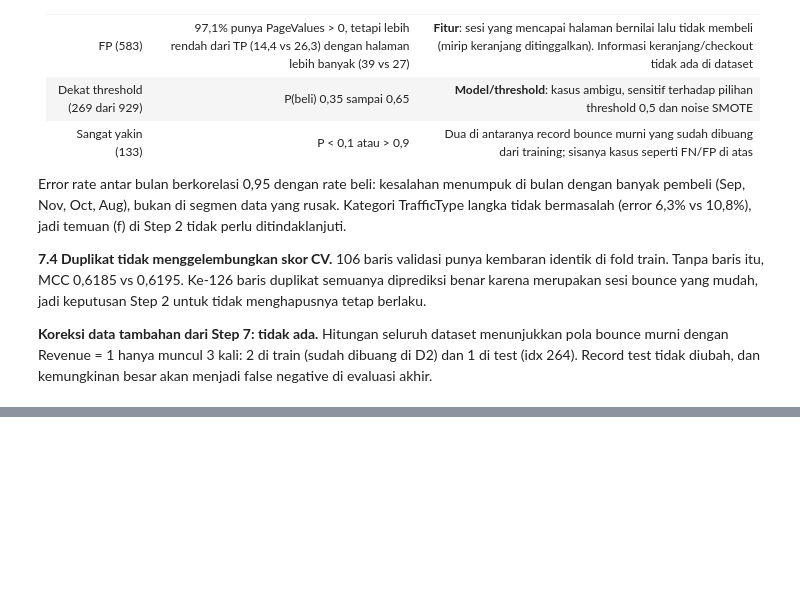
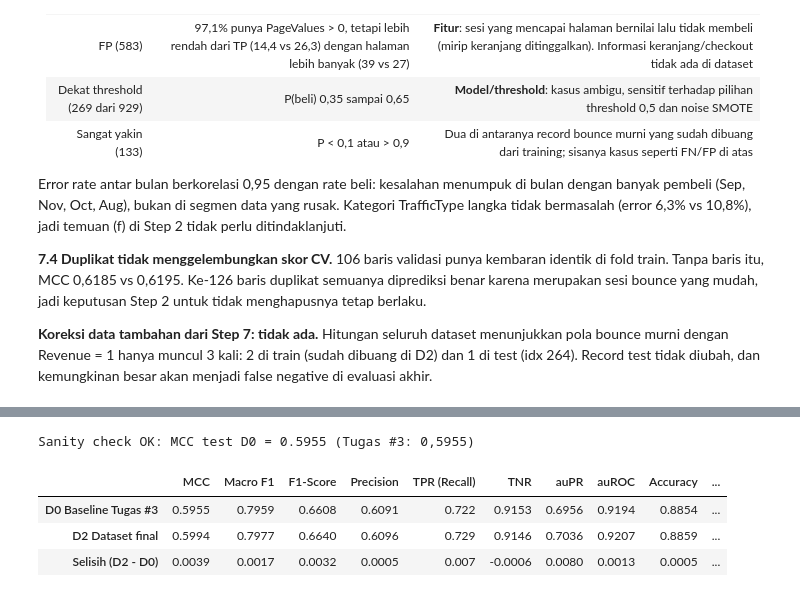
Before and after one commit to vickymahfudy/tugas-data-science, a Jupyter notebook: notebooks/07_data_centric.ipynb, the cells around one changed output, grey strips where cells are left out. Drawn from its saved outputs; the diff is of its cells as text; code cells hidden in the pictures; blank space fills up the shorter version.

Commit message:
Tugas 4 Step 8: evaluasi final test set D0 vs D2

```diff
--- a/notebooks/07_data_centric.ipynb
+++ b/notebooks/07_data_centric.ipynb
@@ -1134,0 +1145,30 @@ dan kemungkinan besar akan menjadi false negative di evaluasi akhir.
+# %%
+from evaluation import evaluate_model
+from sklearn.metrics import f1_score, precision_score, confusion_matrix
+
+def fit_eval_test(X_tr, y_tr, smote_seed=RANDOM_STATE):
+    pipe = build_pipeline(xgb, use_smote=True).set_params(smote__random_state=smote_seed).fit(X_tr, y_tr)
+    proba = pipe.predict_proba(X_test_raw)[:, 1]; pred = (proba >= 0.5).astype(int)
+    m = evaluate_model(y_test, pred, proba)
+    m['Macro F1'] = f1_score(y_test, pred, average='macro', zero_division=0)
+    m['Precision (weighted)'] = precision_score(y_test, pred, average='weighted', zero_division=0)
+    m['F1-Score (weighted)'] = f1_score(y_test, pred, average='weighted', zero_division=0)
+    return m, pred, proba
+
+m_d0, pred_d0, proba_d0 = fit_eval_test(X_train_raw, y_train)
+m_d2, pred_d2, proba_d2 = fit_eval_test(X_d2, y_d2)
+
+assert abs(m_d0['MCC'] - 0.5955) < 1e-4, 'Baseline test tidak cocok dengan Tugas #3'
+final_test = pd.DataFrame({'D0 Baseline Tugas #3': m_d0, 'D2 Dataset final': m_d2}).T
+final_test.loc['Selisih (D2 - D0)'] = final_test.loc['D2 Dataset final'] - final_test.loc['D0 Baseline Tugas #3']
+final_test = final_test[['MCC', 'Macro F1', 'F1-Score', 'Precision', 'TPR (Recall)', 'TNR', 'auPR', 'auROC',
+                         'Accuracy', 'Precision (weighted)', 'F1-Score (weighted)']].round(4)
+final_test.to_csv(f'{TABLE_DIR}/tugas4_final_test_evaluation.csv')
+print(f"Sanity check OK: MCC test D0 = {m_d0['MCC']:.4f} (Tugas #3: 0,5955)")
+final_test
+# %% [output]
+Sanity check OK: MCC test D0 = 0.5955 (Tugas #3: 0,5955)
+|  | MCC | Macro F1 | F1-Score | Precision | TPR (Recall) | TNR | auPR | auROC | Accuracy | ... |
+| D0 Baseline Tugas #3 | 0.5955 | 0.7959 | 0.6608 | 0.6091 | 0.722 | 0.9153 | 0.6956 | 0.9194 | 0.8854 | ... |
+| D2 Dataset final | 0.5994 | 0.7977 | 0.6640 | 0.6096 | 0.729 | 0.9146 | 0.7036 | 0.9207 | 0.8859 | ... |
+| Selisih (D2 - D0) | 0.0039 | 0.0017 | 0.0032 | 0.0005 | 0.007 | -0.0006 | 0.0080 | 0.0013 | 0.0005 | ... |
```
Also changed, not shown: parts of 7 cells of this notebook, 6 other files.
